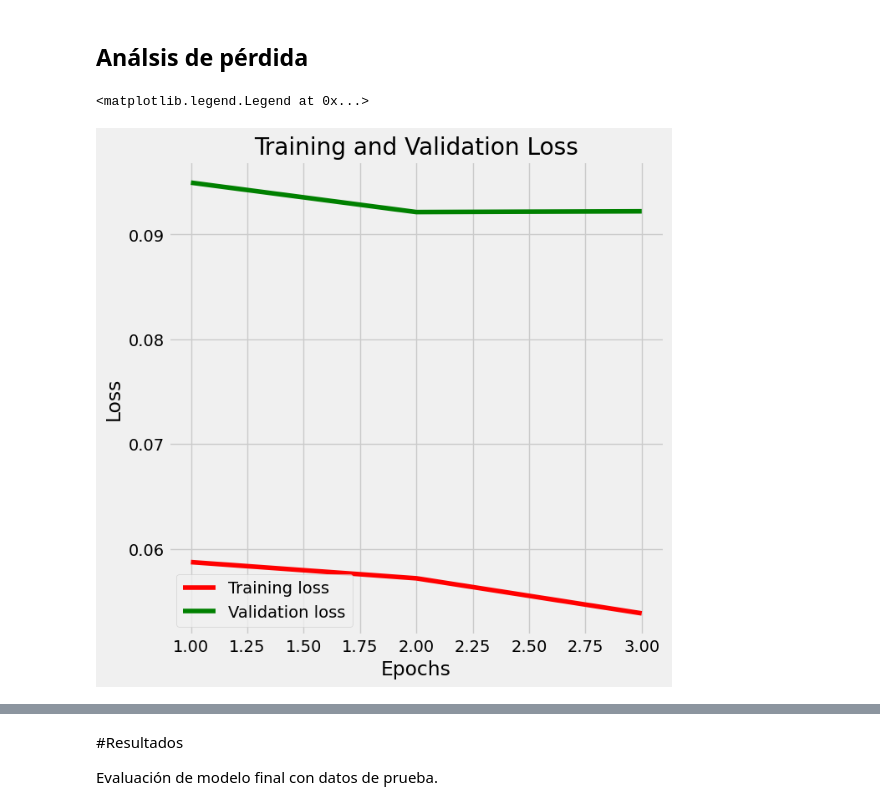
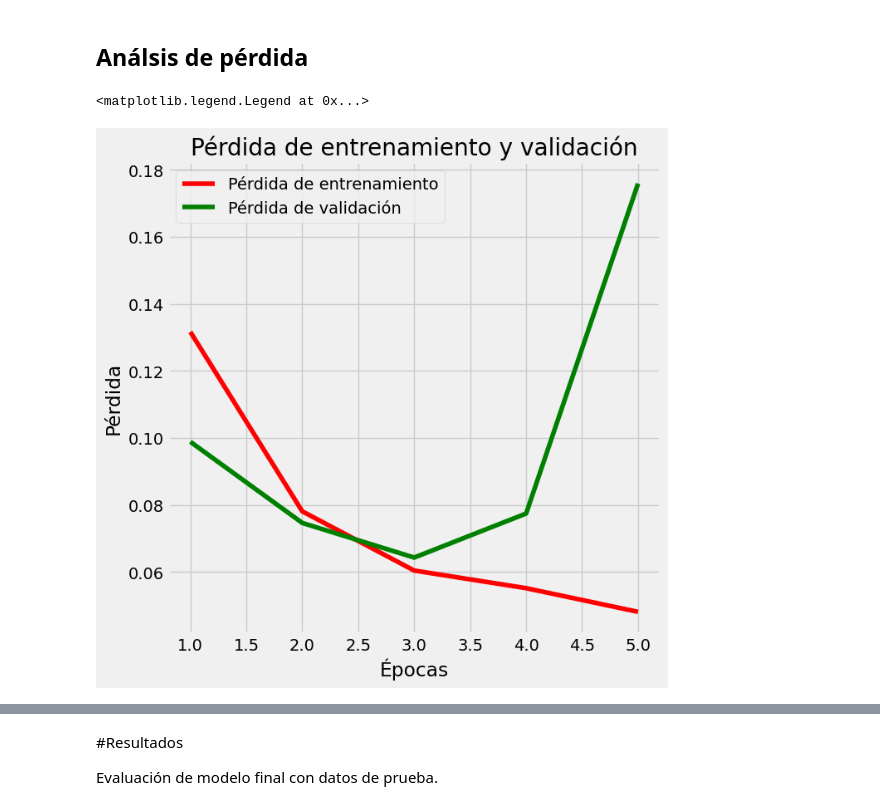
Before and after one commit to zaideim/PortafolioImplementacionM2, a Jupyter notebook: PortafolioImplementacion_A01751580.ipynb, the cells around one changed output, grey strips where cells are left out. Saved outputs shown, nothing was run; the diff lists cells and outputs as text; code cells hidden in the pictures.

```diff
--- a/PortafolioImplementacion_A01751580.ipynb
+++ b/PortafolioImplementacion_A01751580.ipynb
@@ -337,5 +343,5 @@ model.compile(optimizer=custom_optimizer, loss='categorical_crossentropy', metri
 Se realiza un entrenamiento eficiente del modelo, deteniéndolo tempranamente si no se observa mejora en la métrica de precisión en el conjunto de validación y ajustando dinámicamente la tasa de aprendizaje para mejorar la convergencia. La variable history almacenará información sobre el progreso del entrenamiento, como las pérdidas y las métricas en cada época.
 # %%
 early_stopping = keras.callbacks.EarlyStopping(monitor='val_accuracy',patience=5,restore_best_weights=True)
-history = model.fit(train_generator, epochs = 3, validation_data = val_generator, callbacks= [early_stopping,reduce_lr])
+history = model.fit(train_generator, epochs = 5, validation_data = val_generator, callbacks= [early_stopping,reduce_lr])
 # %% [output]
@@ -389,13 +399,13 @@ val_lowest = val_loss[index_loss]
 # %%
 plt.figure(figsize= (15,7))
 plt.style.use('fivethirtyeight')
 plt.subplot(1, 2, 1)
-plt.plot(Epochs, train_loss, 'r', label= 'Training loss')
-plt.plot(Epochs, val_loss, 'g', label= 'Validation loss')
-plt.title('Training and Validation Loss')
-plt.xlabel('Epochs')
-plt.ylabel('Loss')
+plt.plot(Epochs, train_loss, 'r', label= 'Pérdida de entrenamiento')
+plt.plot(Epochs, val_loss, 'g', label= 'Pérdida de validación')
+plt.title('Pérdida de entrenamiento y validación')
+plt.xlabel('Épocas')
+plt.ylabel('Pérdida')
 plt.legend()
 # %% [output]
 <matplotlib.legend.Legend at 0x...>
-[figure, old version]
+[figure, new version]
```
Also changed, not shown: parts of 18 cells of this notebook.
